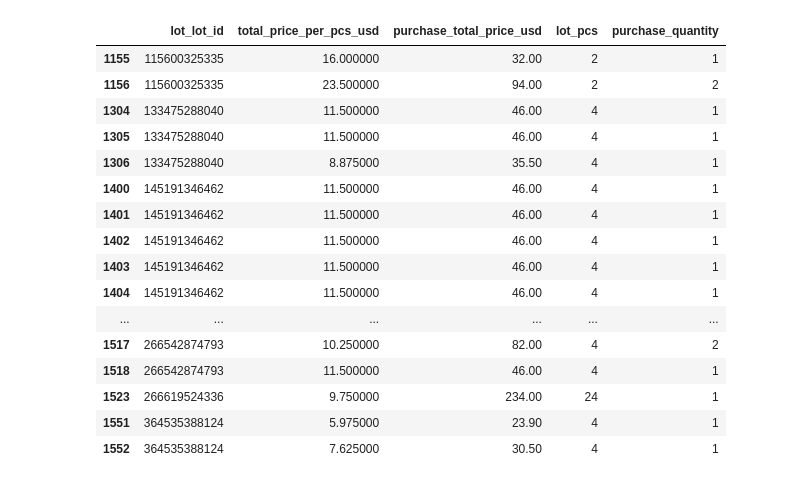
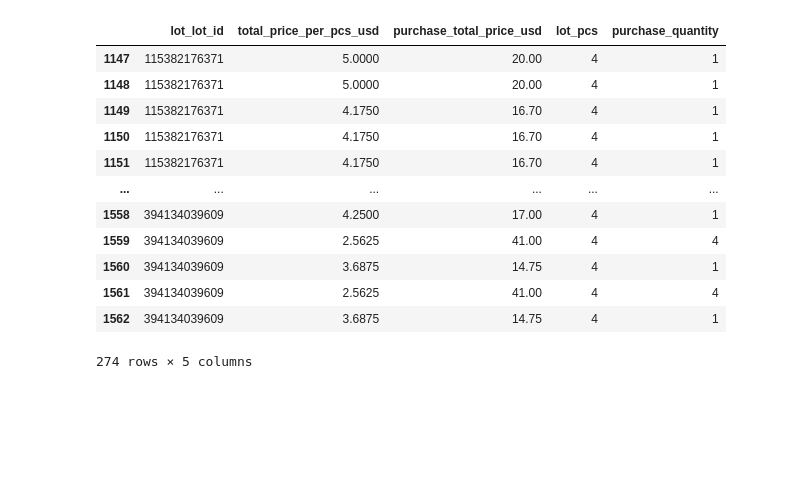
Before and after one commit to artyompetrov/Ebay, a Jupyter notebook: Python/Prices.ipynb, the cells around one changed output. Drawn from its saved outputs; the diff is of its cells as text; code cells hidden in the pictures; blank space fills up the shorter version.

```diff
--- a/Python/Prices.ipynb
+++ b/Python/Prices.ipynb
@@ -37,7 +38,7 @@ port = 17443
 clientId = "Ebay.Python"
 secret = "ac4ab670-ae20-451a-ab4a-3a20275e807d"
 # %%
-#unknown_price_discount = 0.7
+unknown_price_discount = 0.7
 # %%
 def get_access_token(url, client_id, client_secret):
     response = requests.post(
@@ -134,8 +115,13 @@ df[(df.lot_price - df.purchase_price).abs() > df.lot_price * 0.5]
 # %%
-#df['purchase_price_filled_nulls'] = df.purchase_price.fillna(df.lot_price * unknown_price_discount)
-df.dropna(subset=['purchase_price'], inplace=True)
-df['purchase_price_filled_nulls'] = df.purchase_price
+df.lot_title_change_date = pd.to_datetime(df.lot_title_change_date)
+df.purchase_var_date = pd.to_datetime(df.purchase_var_date)
+df = df[df.purchase_var_date > df.lot_title_change_date]
+df['purchase_price_filled_nulls'] = df.purchase_price.fillna(df.lot_price * unknown_price_discount)
 df['exchange_rate'] = df.lot_currency.map(currency_rates)
+
+df['purchase_total_price'] = df.purchase_price_filled_nulls * df.purchase_quantity + df.lot_shipping + (df.lot_shipping_additional * (df.purchase_quantity - 1))
+df['purchase_total_price_usd'] = df.purchase_total_price / df.exchange_rate
+df['total_price_per_pcs_usd'] = df.purchase_total_price_usd / (df.lot_pcs * df.purchase_quantity)
 # %%
 df = df[(df.product_name == '6П14П')]
 # %%
@@ -203,20 +154,16 @@ df[df.lot_manual_condition_id == 'newAndMatched']
 # %%
-df[df.lot_manual_condition_id == 'newAndMatched'][["lot_lot_id","total_price_per_pcs_usd", "purchase_total_price_usd", "lot_pcs", "purchase_quantity"]]
+df[df.lot_manual_condition_id == 'usedAndMatched'][["lot_lot_id","total_price_per_pcs_usd", "purchase_total_price_usd", "lot_pcs", "purchase_quantity"]]
 # %% [output]
 |  | lot_lot_id | total_price_per_pcs_usd | purchase_total_price_usd | lot_pcs | purchase_quantity |
-| 1155 | 115600325335 | 16.000000 | 32.00 | 2 | 1 |
-| 1156 | 115600325335 | 23.500000 | 94.00 | 2 | 2 |
-| 1304 | 133475288040 | 11.500000 | 46.00 | 4 | 1 |
-| 1305 | 133475288040 | 11.500000 | 46.00 | 4 | 1 |
-| 1306 | 133475288040 | 8.875000 | 35.50 | 4 | 1 |
-| 1400 | 145191346462 | 11.500000 | 46.00 | 4 | 1 |
-| 1401 | 145191346462 | 11.500000 | 46.00 | 4 | 1 |
-| 1402 | 145191346462 | 11.500000 | 46.00 | 4 | 1 |
-| 1403 | 145191346462 | 11.500000 | 46.00 | 4 | 1 |
-| 1404 | 145191346462 | 11.500000 | 46.00 | 4 | 1 |
+| 1147 | 115382176371 | 5.0000 | 20.00 | 4 | 1 |
+| 1148 | 115382176371 | 5.0000 | 20.00 | 4 | 1 |
+| 1149 | 115382176371 | 4.1750 | 16.70 | 4 | 1 |
+| 1150 | 115382176371 | 4.1750 | 16.70 | 4 | 1 |
+| 1151 | 115382176371 | 4.1750 | 16.70 | 4 | 1 |
 | ... | ... | ... | ... | ... | ... |
-| 1517 | 266542874793 | 10.250000 | 82.00 | 4 | 2 |
-| 1518 | 266542874793 | 11.500000 | 46.00 | 4 | 1 |
-| 1523 | 266619524336 | 9.750000 | 234.00 | 24 | 1 |
-| 1551 | 364535388124 | 5.975000 | 23.90 | 4 | 1 |
-| 1552 | 364535388124 | 7.625000 | 30.50 | 4 | 1 |
+| 1558 | 394134039609 | 4.2500 | 17.00 | 4 | 1 |
+| 1559 | 394134039609 | 2.5625 | 41.00 | 4 | 4 |
+| 1560 | 394134039609 | 3.6875 | 14.75 | 4 | 1 |
+| 1561 | 394134039609 | 2.5625 | 41.00 | 4 | 4 |
+| 1562 | 394134039609 | 3.6875 | 14.75 | 4 | 1 |
+274 rows × 5 columns
```
Also changed, not shown: parts of 9 cells of this notebook, 10 other files.
